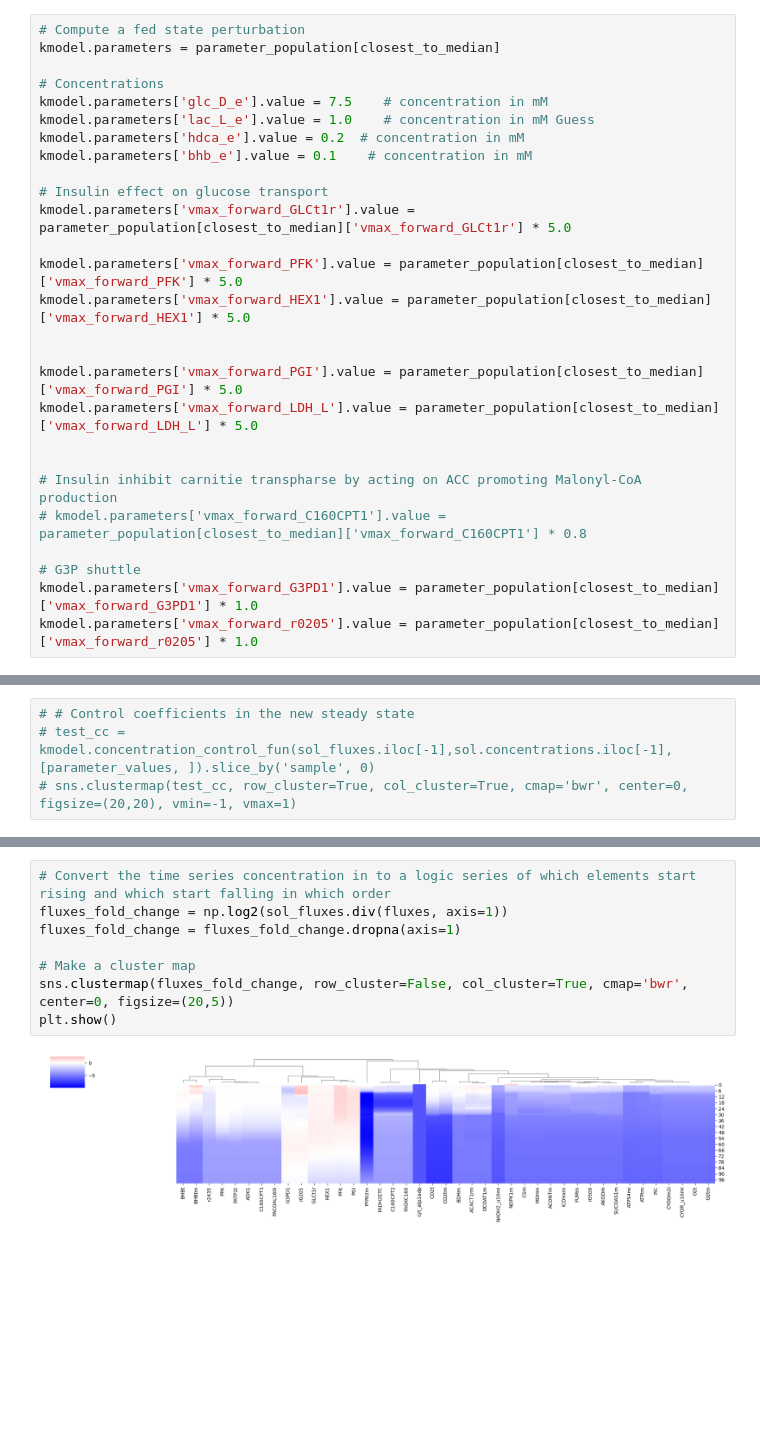
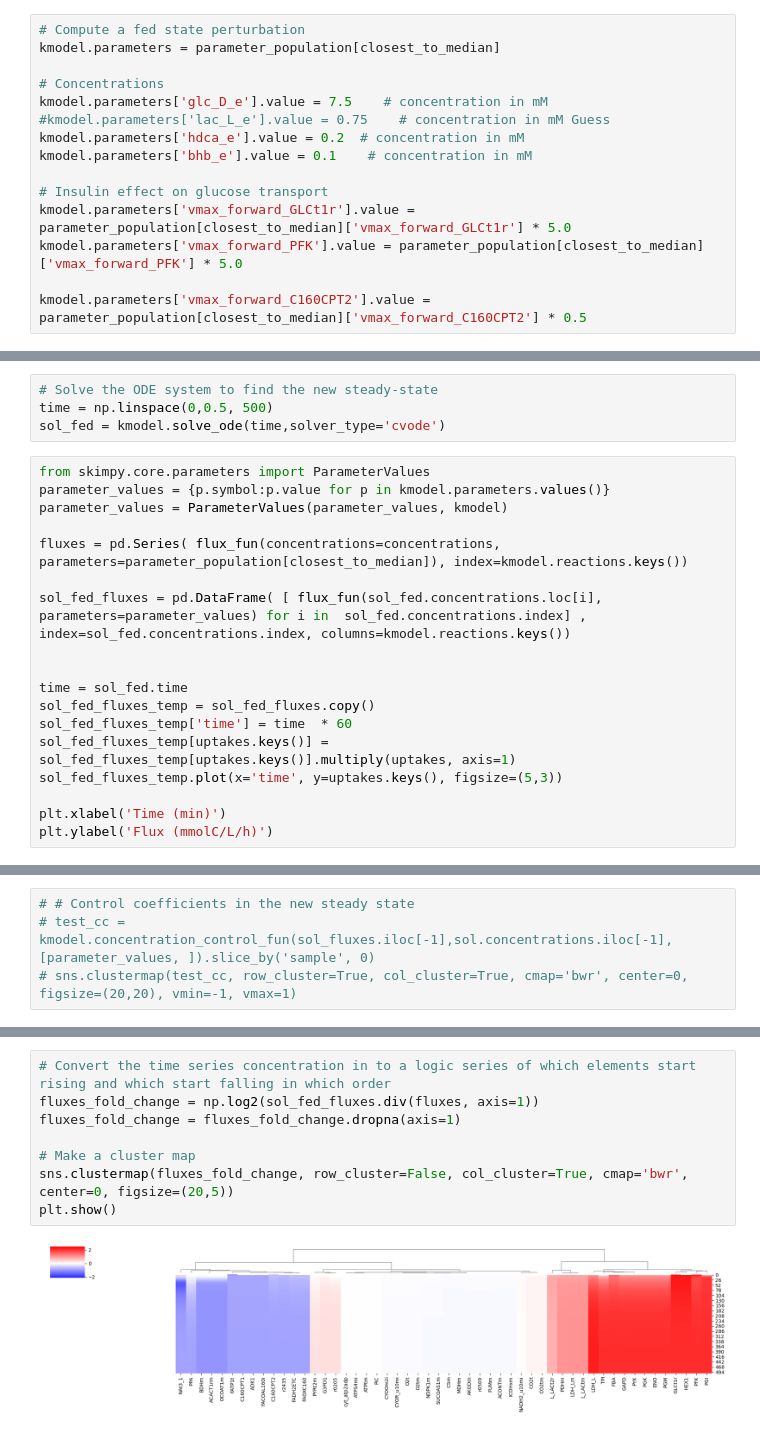
Before and after one commit to weilandtd/competitive_catabolism, a Jupyter notebook: mechanistic_model/control_analysis.ipynb, the cells around one changed output, grey strips where cells are left out. Drawn from its saved outputs; the diff is of its cells as text; blank space fills up the shorter version.

```diff
--- a/mechanistic_model/control_analysis.ipynb
+++ b/mechanistic_model/control_analysis.ipynb
@@ -252,24 +239,12 @@ kmodel.parameters = parameter_population[closest_to_median]
 
 # Concentrations
 kmodel.parameters['glc_D_e'].value = 7.5    # concentration in mM
-kmodel.parameters['lac_L_e'].value = 1.0    # concentration in mM Guess
+#kmodel.parameters['lac_L_e'].value = 0.75    # concentration in mM Guess
 kmodel.parameters['hdca_e'].value = 0.2  # concentration in mM
 kmodel.parameters['bhb_e'].value = 0.1    # concentration in mM
 
 # Insulin effect on glucose transport
 kmodel.parameters['vmax_forward_GLCt1r'].value = parameter_population[closest_to_median]['vmax_forward_GLCt1r'] * 5.0
+kmodel.parameters['vmax_forward_PFK'].value = parameter_population[closest_to_median]['vmax_forward_PFK'] * 5.0
 
-kmodel.parameters['vmax_forward_PFK'].value = parameter_population[closest_to_median]['vmax_forward_PFK'] * 5.0
-kmodel.parameters['vmax_forward_HEX1'].value = parameter_population[closest_to_median]['vmax_forward_HEX1'] * 5.0
-
-
-kmodel.parameters['vmax_forward_PGI'].value = parameter_population[closest_to_median]['vmax_forward_PGI'] * 5.0
-kmodel.parameters['vmax_forward_LDH_L'].value = parameter_population[closest_to_median]['vmax_forward_LDH_L'] * 5.0
-
-
-# Insulin inhibit carnitie transpharse by acting on ACC promoting Malonyl-CoA production
-# kmodel.parameters['vmax_forward_C160CPT1'].value = parameter_population[closest_to_median]['vmax_forward_C160CPT1'] * 0.8
-
-# G3P shuttle
-kmodel.parameters['vmax_forward_G3PD1'].value = parameter_population[closest_to_median]['vmax_forward_G3PD1'] * 1.0
-kmodel.parameters['vmax_forward_r0205'].value = parameter_population[closest_to_median]['vmax_forward_r0205'] * 1.0
+kmodel.parameters['vmax_forward_C160CPT2'].value = parameter_population[closest_to_median]['vmax_forward_C160CPT2'] * 0.5
@@ -275,0 +272,22 @@ kmodel.parameters['vmax_forward_r0205'].value = parameter_population[closest_to_
+# %%
+# Solve the ODE system to find the new steady-state
+time = np.linspace(0,0.5, 500)
+sol_fed = kmodel.solve_ode(time,solver_type='cvode')
+# %%
+from skimpy.core.parameters import ParameterValues
+parameter_values = {p.symbol:p.value for p in kmodel.parameters.values()}
+parameter_values = ParameterValues(parameter_values, kmodel)
+
+fluxes = pd.Series( flux_fun(concentrations=concentrations, parameters=parameter_population[closest_to_median]), index=kmodel.reactions.keys())
+
+sol_fed_fluxes = pd.DataFrame( [ flux_fun(sol_fed.concentrations.loc[i], parameters=parameter_values) for i in  sol_fed.concentrations.index] , index=sol_fed.concentrations.index, columns=kmodel.reactions.keys())
+
+
+time = sol_fed.time
+sol_fed_fluxes_temp = sol_fed_fluxes.copy()
+sol_fed_fluxes_temp['time'] = time  * 60
+sol_fed_fluxes_temp[uptakes.keys()] = sol_fed_fluxes_temp[uptakes.keys()].multiply(uptakes, axis=1)
+sol_fed_fluxes_temp.plot(x='time', y=uptakes.keys(), figsize=(5,3))
+
+plt.xlabel('Time (min)')
+plt.ylabel('Flux (mmolC/L/h)')
@@ -336,12 +370,12 @@ sns.clustermap(test_fc.loc[lac_glu_rows,colums], row_cluster=True, col_cluster=T
 # %%
 # Convert the time series concentration in to a logic series of which elements start rising and which start falling in which order
-fluxes_fold_change = np.log2(sol_fluxes.div(fluxes, axis=1))
+fluxes_fold_change = np.log2(sol_fed_fluxes.div(fluxes, axis=1))
 fluxes_fold_change = fluxes_fold_change.dropna(axis=1)
 
 # Make a cluster map
 sns.clustermap(fluxes_fold_change, row_cluster=False, col_cluster=True, cmap='bwr', center=0, figsize=(20,5))
 plt.show()
 # %% [output]
-[figure, old version]
+[figure, new version]
 # %%
 # Convert the time series concen
```
Also changed, not shown: parts of 30 cells of this notebook, 11 other files.
